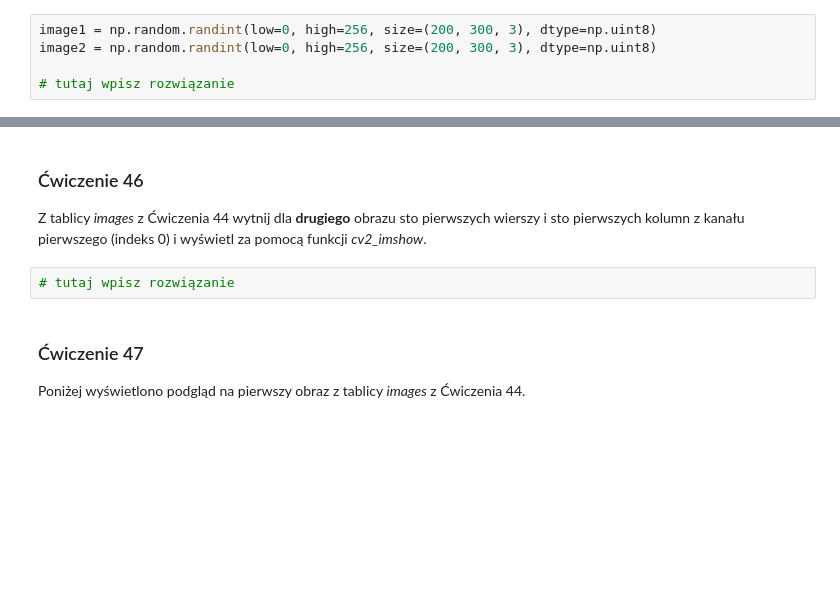
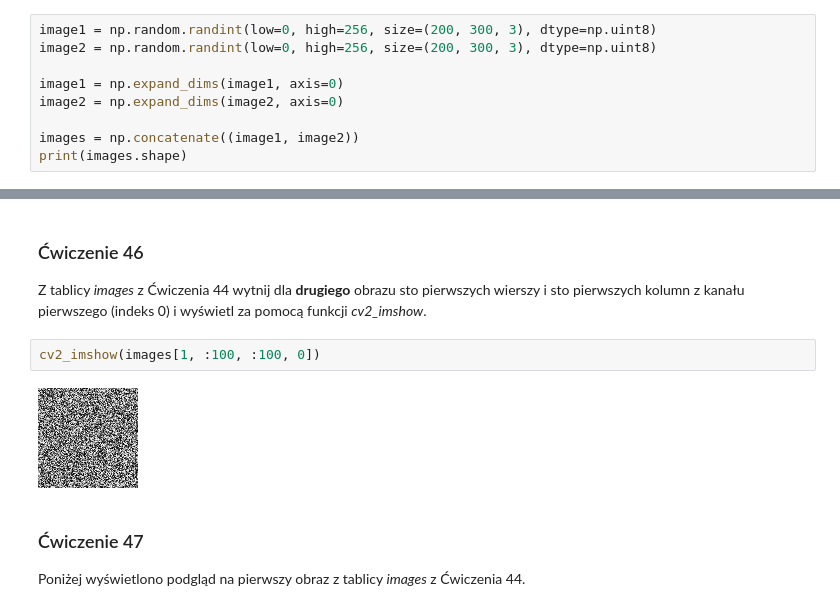
Before and after one commit to Mrozoo/250_Data_science_exercises, a Jupyter notebook: 1-100_NumPy/041_050_exercises.ipynb, the cells around one changed output, grey strips where cells are left out. Saved outputs shown, nothing was run; the diff lists cells and outputs as text; blank space fills up the shorter version.

Commit message:
Rozwiązanie do zadań 31-60

```diff
--- a/1-100_NumPy/041_050_exercises.ipynb
+++ b/1-100_NumPy/041_050_exercises.ipynb
@@ -96,4 +119,8 @@ Każdą z tych tablic rozszerz dodając jeden wymiar na początku i następnie p
 image1 = np.random.randint(low=0, high=256, size=(200, 300, 3), dtype=np.uint8)
 image2 = np.random.randint(low=0, high=256, size=(200, 300, 3), dtype=np.uint8)
 
-# tutaj wpisz rozwiązanie
+image1 = np.expand_dims(image1, axis=0)
+image2 = np.expand_dims(image2, axis=0)
+
+images = np.concatenate((image1, image2))
+print(images.shape)
@@ -105,8 +145,10 @@ Z tablicy _images_ z poprzedniego zadania wytnij dla __pierwszego__ obrazu dzies
 # %% [markdown]
 ### <a name='6'></a> Ćwiczenie 46
 Z tablicy _images_ z Ćwiczenia 44 wytnij dla __drugiego__ obrazu sto pierwszych wierszy i sto pierwszych kolumn z kanału pierwszego (indeks 0) i wyświetl za pomocą funkcji _cv2_imshow_.
-# %%
-# tutaj wpisz rozwiązanie
+# %%
+cv2_imshow(images[1, :100, :100, 0])
+# %% [output]
+[figure, added]
 # %% [markdown]
 ### <a name='7'></a> Ćwiczenie 47
 Poniżej wyświetlono podgląd na pierwszy obraz z tablicy _images_ z Ćwiczenia 44.
```
Also changed, not shown: parts of 26 cells of this notebook, 3 other files.
